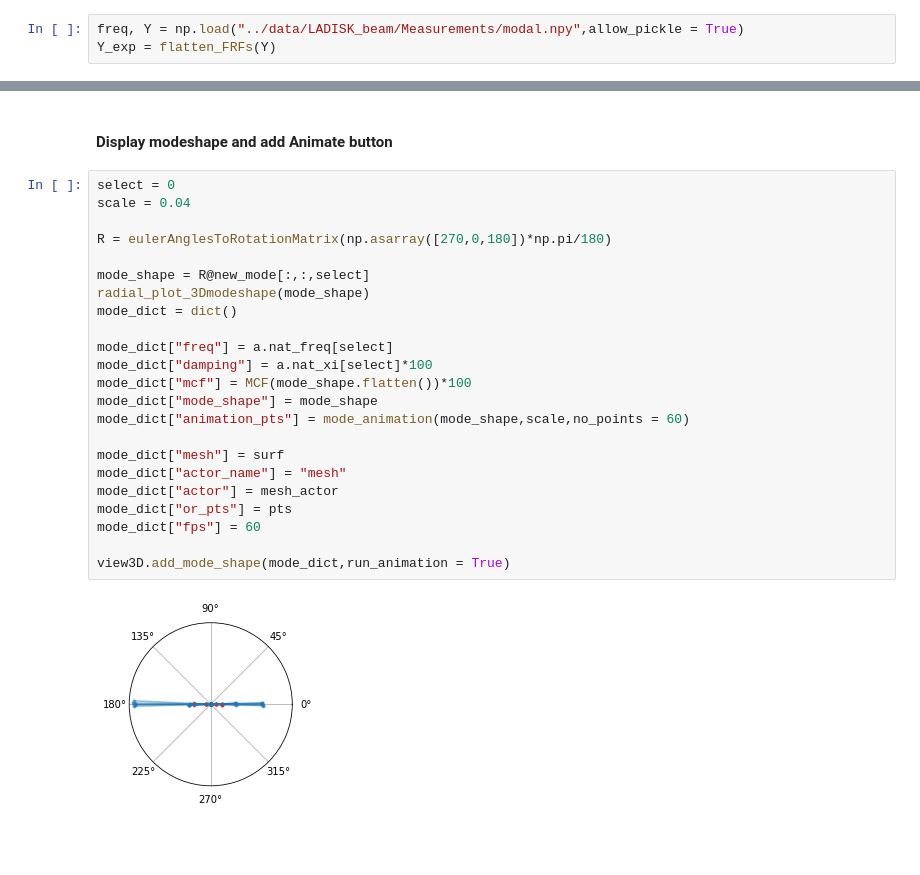
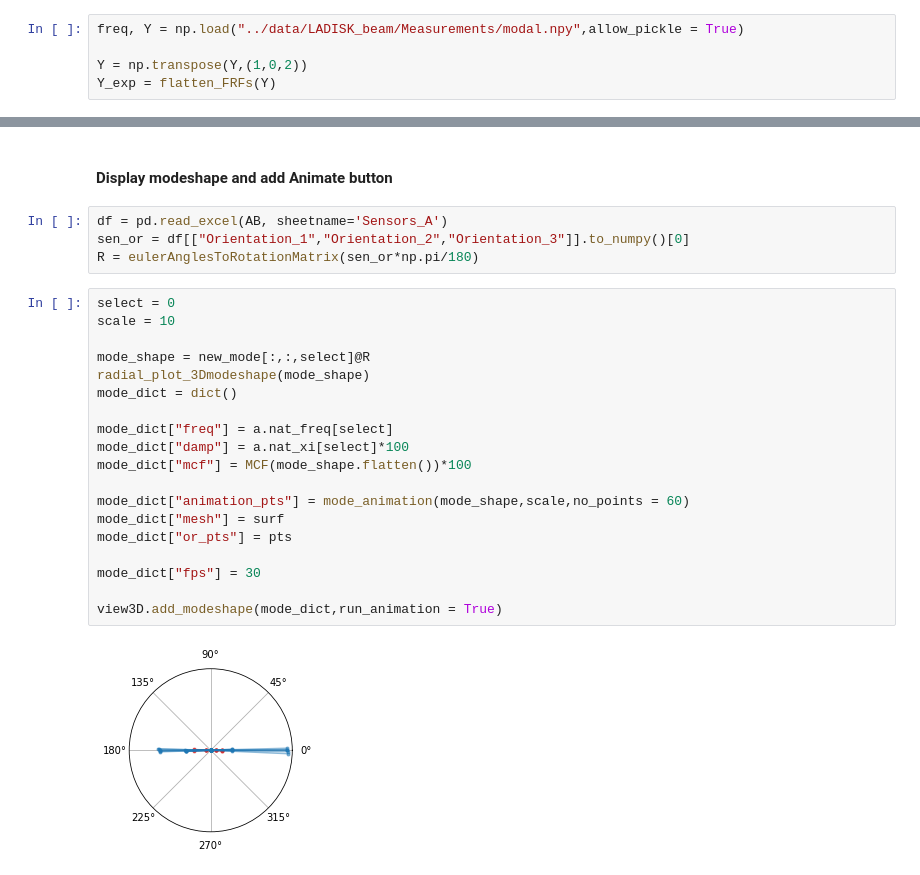
Before and after one commit to yannikmadeheim-del/pyFBS-nonlinear, a Jupyter notebook: examples/3Dview_modeshape_animation.ipynb, the cells around one changed output, grey strips where cells are left out. Saved outputs shown, nothing was run; the diff lists cells and outputs as text; blank space fills up the shorter version.

Commit message:
Animation and updated examples
Former-commit-id: 46fdd9d8907a38d45f9820fe5fe3951d0ca98205 [formerly bb96a7d39ecc607b683010fde8bf46cf96ee94bd]
Former-commit-id: 75993ebaf43463c3d67fd2e4894e35e7c80c614b

```diff
--- a/examples/3Dview_modeshape_animation.ipynb
+++ b/examples/3Dview_modeshape_animation.ipynb
@@ -56,6 +59,8 @@ view3D.label_imp(df)
 First load the data
 # %%
 freq, Y = np.load("../data/LADISK_beam/Measurements/modal.npy",allow_pickle = True)
+
+Y = np.transpose(Y,(1,0,2))
 Y_exp = flatten_FRFs(Y)
 # %% [markdown]
 Modeshape identification using pyEMA (LSCF/LSFD)
@@ -93,28 +98,28 @@ mesh_actor = view3D.plot.add_mesh(surf,scalars = np.zeros(24),clim = [-1,1],colo
 pts = point_cloud.points.copy()
 # %% [markdown]
 #### Display modeshape and add Animate button
+# %%
+df = pd.read_excel(AB, sheetname='Sensors_A')
+sen_or = df[["Orientation_1","Orientation_2","Orientation_3"]].to_numpy()[0]
+R = eulerAnglesToRotationMatrix(sen_or*np.pi/180)
 # %%
 select = 0
-scale = 0.04
+scale = 10
 
-R = eulerAnglesToRotationMatrix(np.asarray([270,0,180])*np.pi/180)
-
-mode_shape = R@new_mode[:,:,select]
+mode_shape = new_mode[:,:,select]@R
 radial_plot_3Dmodeshape(mode_shape)
 mode_dict = dict()
 
 mode_dict["freq"] = a.nat_freq[select]
-mode_dict["damping"] = a.nat_xi[select]*100
+mode_dict["damp"] = a.nat_xi[select]*100
 mode_dict["mcf"] = MCF(mode_shape.flatten())*100
-mode_dict["mode_shape"] = mode_shape
+
 mode_dict["animation_pts"] = mode_animation(mode_shape,scale,no_points = 60)
+mode_dict["mesh"] = surf
+mode_dict["or_pts"] = pts
 
-mode_dict["mesh"] = surf
-mode_dict["actor_name"] = "mesh"
-mode_dict["actor"] = mesh_actor
-mode_dict["or_pts"] = pts
-mode_dict["fps"] = 60
+mode_dict["fps"] = 30
 
-view3D.add_mode_shape(mode_dict,run_animation = True)
+view3D.add_modeshape(mode_dict,run_animation = True)
 # %% [output]
-[figure, old version]
+[figure, new version]
```
Also changed, not shown: parts of 3 cells of this notebook, 6 other files.
